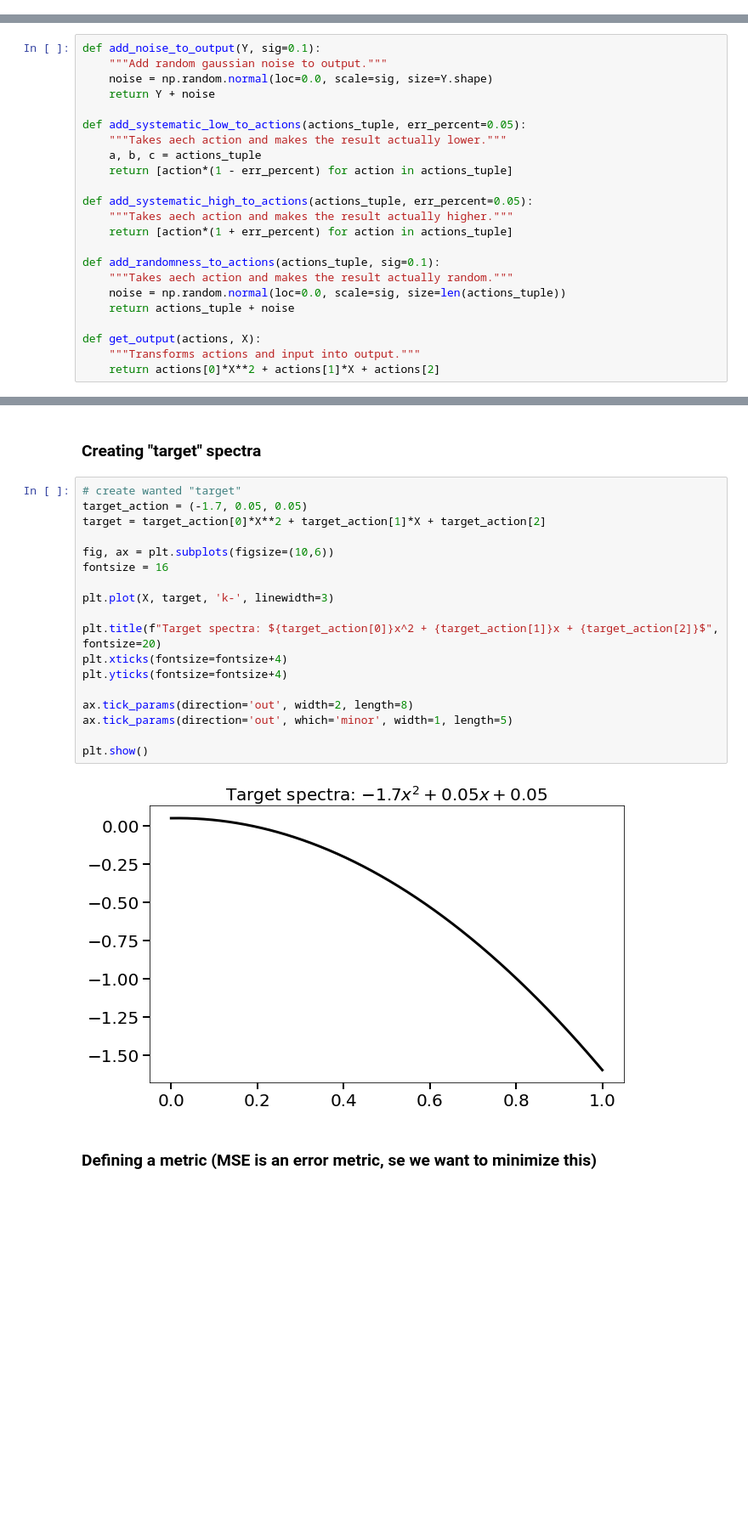
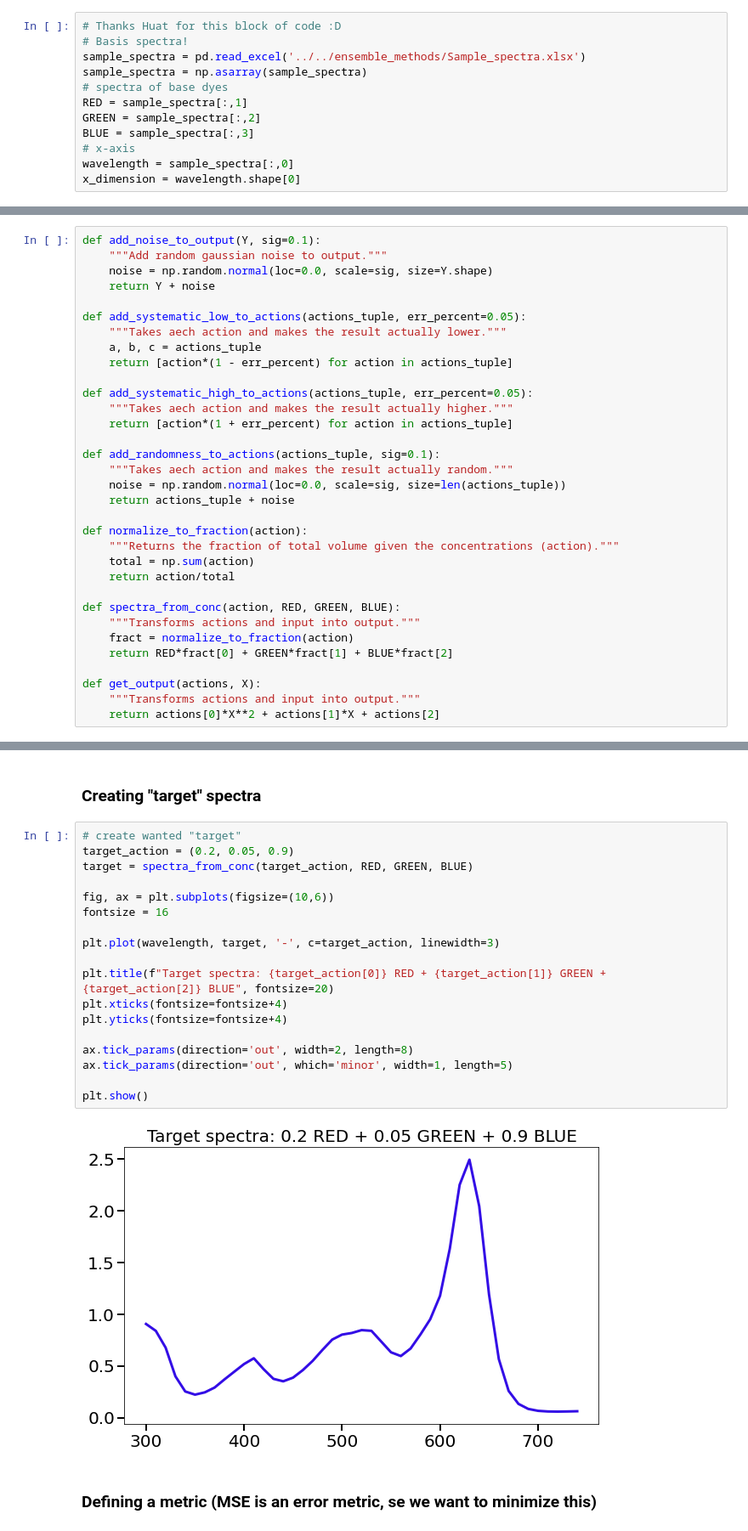
Before and after one commit to REAL-Pipetting/REinforced-Automaton-Learning-REAL-Pipetting, a Jupyter notebook: rlp/UCB/GP_BUCB_Example.ipynb, the cells around one changed output, grey strips where cells are left out. Shown: that part at 85% size. Saved outputs shown, nothing was run; the diff lists cells and outputs as text; blank space fills up the shorter version.

```diff
--- a/rlp/UCB/GP_BUCB_Example.ipynb
+++ b/rlp/UCB/GP_BUCB_Example.ipynb
@@ -40,0 +41,12 @@ Actions set shape: (9261, 3)
+# %%
+# Thanks Huat for this block of code :D
+# Basis spectra!
+sample_spectra = pd.read_excel('../../ensemble_methods/Sample_spectra.xlsx')
+sample_spectra = np.asarray(sample_spectra)
+# spectra of base dyes
+RED = sample_spectra[:,1]
+GREEN = sample_spectra[:,2]
+BLUE = sample_spectra[:,3]
+# x-axis
+wavelength = sample_spectra[:,0]
+x_dimension = wavelength.shape[0]
@@ -58,6 +110,16 @@ def add_randomness_to_actions(actions_tuple, sig=0.1):
     noise = np.random.normal(loc=0.0, scale=sig, size=len(actions_tuple))
     return actions_tuple + noise
 
+def normalize_to_fraction(action):
+    """Returns the fraction of total volume given the concentrations (action)."""
+    total = np.sum(action)
+    return action/total
+
+def spectra_from_conc(action, RED, GREEN, BLUE):
+    """Transforms actions and input into output."""
+    fract = normalize_to_fraction(action)
+    return RED*fract[0] + GREEN*fract[1] + BLUE*fract[2]
+
 def get_output(actions, X):
     """Transforms actions and input into output."""
     return actions[0]*X**2 + actions[1]*X + actions[2]
@@ -106,24 +185,24 @@ plt.show()
 ### Creating "target" spectra
 # %%
 # create wanted "target"
-target_action = (-1.7, 0.05, 0.05)
-target = target_action[0]*X**2 + target_action[1]*X + target_action[2]
+target_action = (0.2, 0.05, 0.9)
+target = spectra_from_conc(target_action, RED, GREEN, BLUE)
 
 fig, ax = plt.subplots(figsize=(10,6))
 fontsize = 16
 
-plt.plot(X, target, 'k-', linewidth=3)
+plt.plot(wavelength, target, '-', c=target_action, linewidth=3)
 
-plt.title(f"Target spectra: ${target_action[0]}x^2 + {target_action[1]}x + {target_action[2]}$", fontsize=20)
+plt.title(f"Target spectra: {target_action[0]} RED + {target_action[1]} GREEN + {target_action[2]} BLUE", fontsize=20)
 plt.xticks(fontsize=fontsize+4)
 plt.yticks(fontsize=fontsize+4)
 
 ax.tick_params(direction='out', width=2, length=8)
 ax.tick_params(direction='out', which='minor', width=1, length=5)
 
 plt.show()
 # %% [output]
-[figure, old version]
+[figure, new version]
 # %% [markdown]
 ### Defining a metric (MSE is an error metric, se we want to minimize this)
 # %%
```
Also changed, not shown: parts of 21 cells of this notebook.
